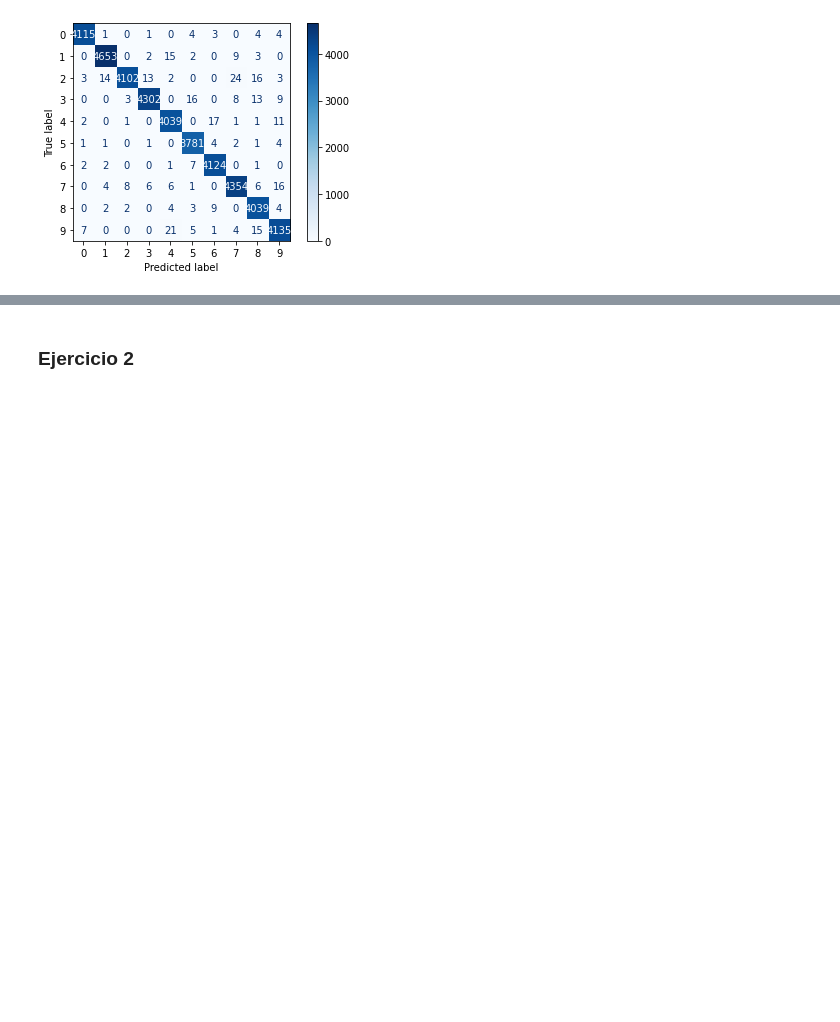
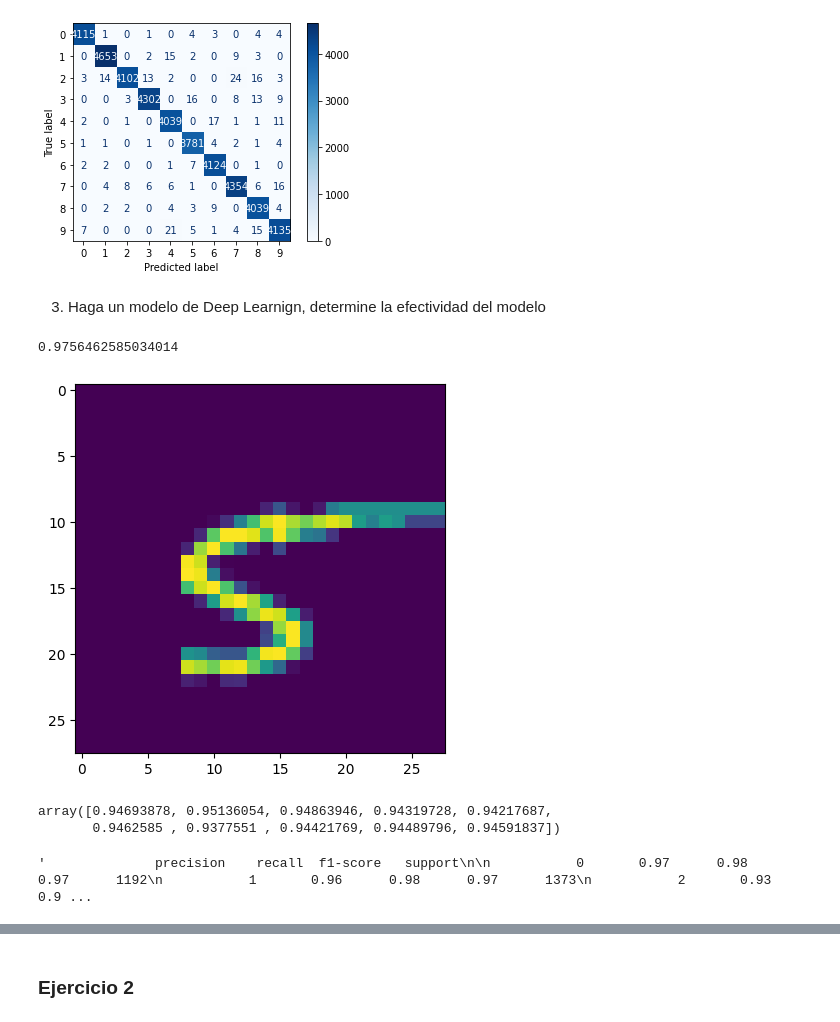
Before and after one commit to CristopherBarrios/Lab3-DeepLearning-DataScience, a Jupyter notebook: lab3.ipynb, the cells around one changed output, grey strips where cells are left out. Drawn from its saved outputs; the diff is of its cells as text; code cells hidden in the pictures; blank space fills up the shorter version.

```diff
--- a/lab3.ipynb
+++ b/lab3.ipynb
@@ -224,3 +224,52 @@ disp.plot(cmap=plt.cm.Blues)
 plt.show()
 # %% [output]
 [figure]
+# %% [markdown]
+3. Haga un modelo de Deep Learnign, determine la efectividad del modelo
+# %%
+#Modelo realizado: Random Forest
+#Importaciones
+import pandas as pd
+import numpy as np
+import tensorflow as tf
+import matplotlib.pyplot as plt
+import sklearn.metrics as metrics
+from keras import layers
+from keras import models
+from keras.datasets import mnist
+from tensorflow.keras.utils import to_categorical
+from sklearn.model_selection import train_test_split
+from sklearn.metrics import classification_report, confusion_matrix, accuracy_score
+from sklearn.metrics import ConfusionMatrixDisplay
+from sklearn import ensemble, model_selection
+
+
+x = digit.to_numpy()[0:,1:].reshape(len(digit),28,28,1)
+y = digit.label.to_numpy()
+image = x[244]
+plt.imshow(image.squeeze())
+
+train = pd.read_csv("./data/train.csv").values
+X = train[:, 1:]
+Y = train[:, 0]
+x_train, x_test, y_train, y_test = train_test_split(X, Y, test_size = 0.3)
+forest = ensemble.RandomForestClassifier(
+        n_estimators = 1000,
+        max_depth = 10,
+        min_samples_split = 4,
+        n_jobs = -1,
+        random_state = 1 )
+forest = forest.fit(x_train, y_train)
+forest.score(x_train, y_train)
+# %% [output]
+0.9756462585034014
+[figure, added]
+# %%
+#Importacion
+from sklearn import model_selection
+
+scores = model_selection.cross_val_score(forest, x_train, y_train, scoring = 'accuracy', cv = 10, n_jobs = -1)
+scores
+# %% [output]
+array([0.94693878, 0.95136054, 0.94863946, 0.94319728, 0.94217687,
+       0.9462585 , 0.9377551 , 0.94421769, 0.94489796, 0.94591837])
@@ -226,0 +279,4 @@ plt.show()
+# %%
+metrics.classification_report(y_test,forest_)
+# %% [output]
+'              precision    recall  f1-score   support\n\n           0       0.97      0.98      0.97      1192\n           1       0.96      0.98      0.97      1373\n           2       0.93      0.9 ...
```
Also changed, not shown: parts of 5 cells of this notebook.
